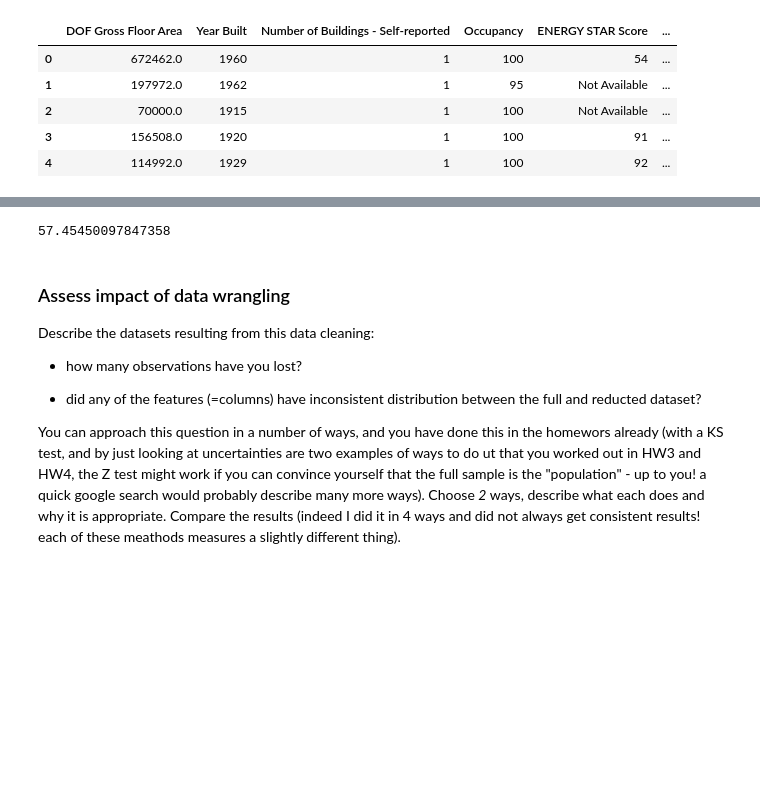
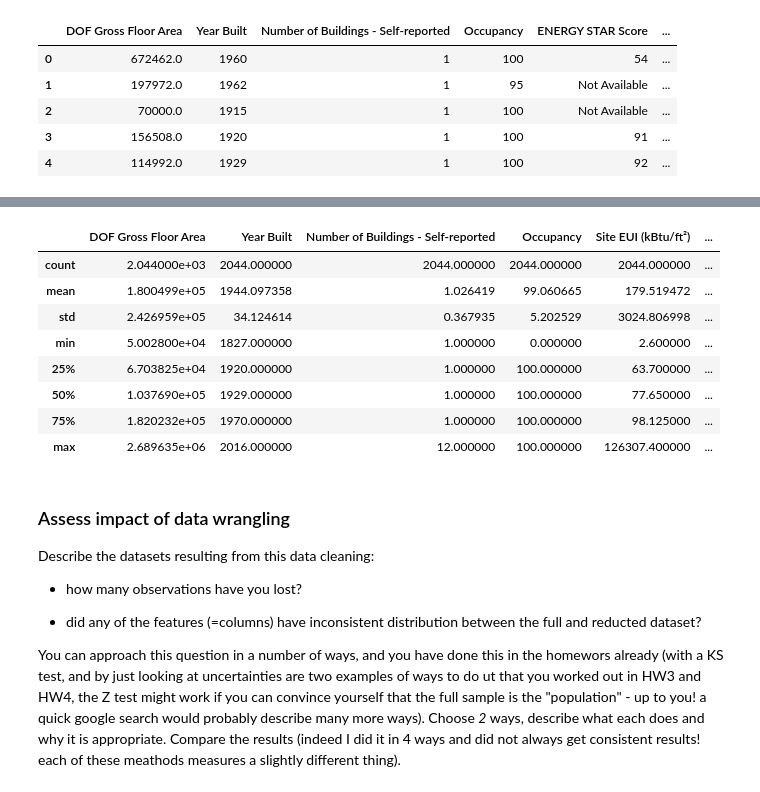
Before and after one commit to samuelmat/DSPS_tFessaras, a Jupyter notebook: HW5/BuildingsEnergyOwners.ipynb, the cells around one changed output, grey strips where cells are left out. Cells and saved outputs as stored; diff of their text form; code cells hidden in the pictures; blank space fills up the shorter version.

```diff
--- a/HW5/BuildingsEnergyOwners.ipynb
+++ b/HW5/BuildingsEnergyOwners.ipynb
@@ -150,4 +141,0 @@ extracted.describe(include = ["O"])
-# %%
-print(extracted["ENERGY STAR Score"].mean())
-# %% [output]
-57.45450097847358
@@ -154,3 +151,15 @@ print(extracted["ENERGY STAR Score"].mean())
+# %%
+extracted.describe()
+# %% [output]
+|  | DOF Gross Floor Area | Year Built | Number of Buildings - Self-reported | Occupancy | Site EUI (kBtu/ft²) | ... |
+| count | 2.044000e+03 | 2044.000000 | 2044.000000 | 2044.000000 | 2044.000000 | ... |
+| mean | 1.800499e+05 | 1944.097358 | 1.026419 | 99.060665 | 179.519472 | ... |
+| std | 2.426959e+05 | 34.124614 | 0.367935 | 5.202529 | 3024.806998 | ... |
+| min | 5.002800e+04 | 1827.000000 | 1.000000 | 0.000000 | 2.600000 | ... |
+| 25% | 6.703825e+04 | 1920.000000 | 1.000000 | 100.000000 | 63.700000 | ... |
+| 50% | 1.037690e+05 | 1929.000000 | 1.000000 | 100.000000 | 77.650000 | ... |
+| 75% | 1.820232e+05 | 1970.000000 | 1.000000 | 100.000000 | 98.125000 | ... |
+| max | 2.689635e+06 | 2016.000000 | 12.000000 | 100.000000 | 126307.400000 | ... |
 # %% [markdown]
 ### Assess impact of data wrangling
 Describe the  datasets resulting from this data cleaning:
```
Also changed, not shown: parts of 6 cells of this notebook.
